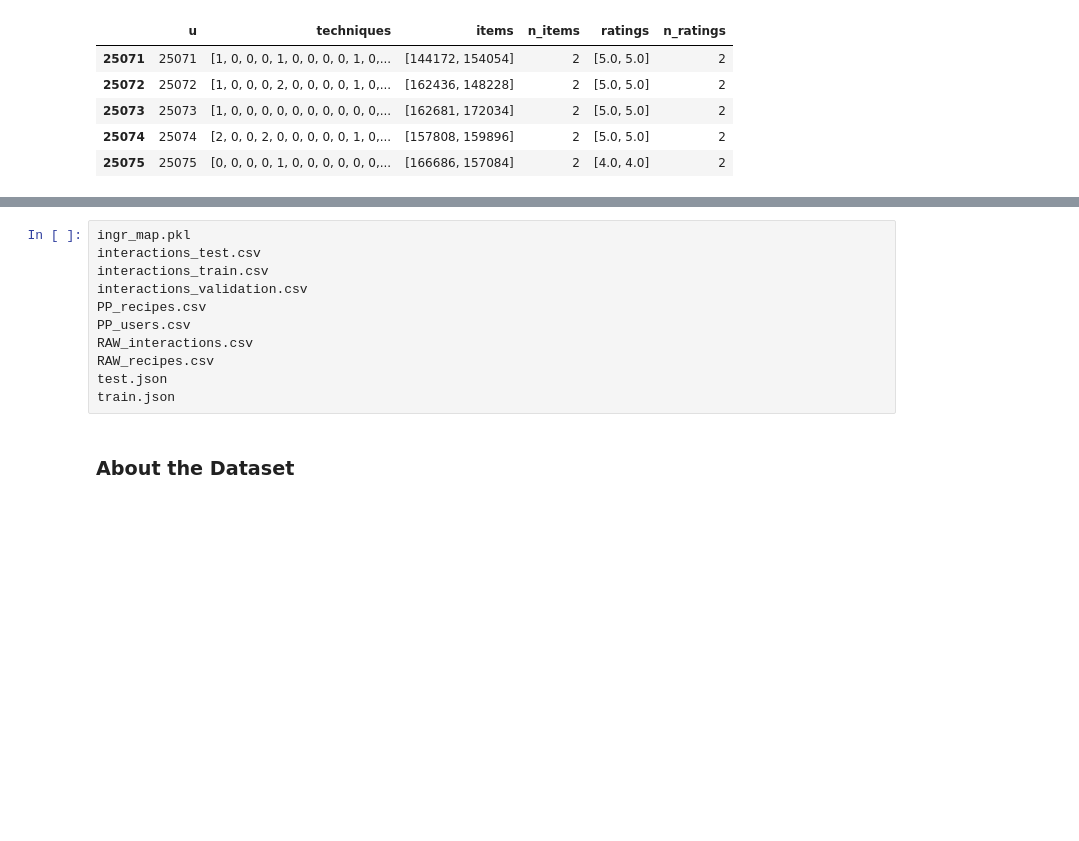
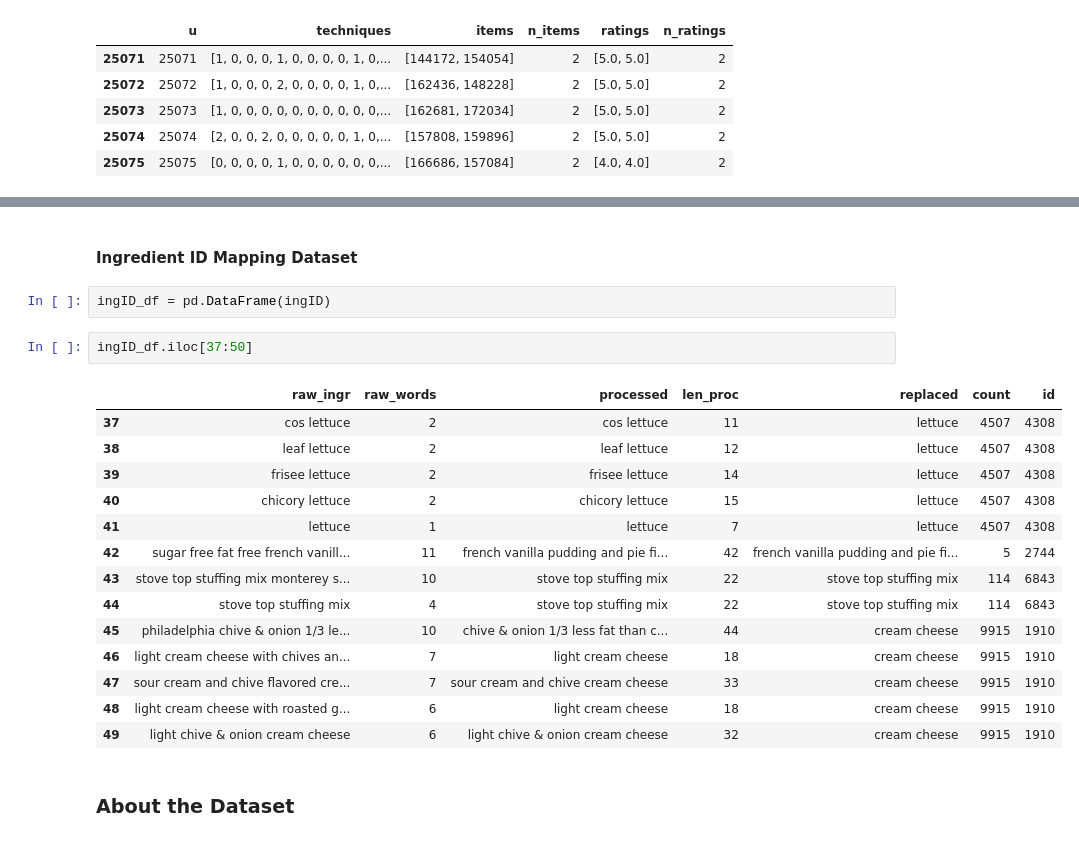
Before and after one commit to mike-flanagan/recipe-book, a Jupyter notebook: Kaggle_Dataset_EDA.ipynb, the cells around one changed output, grey strips where cells are left out. Cells and saved outputs as stored; diff of their text form; blank space fills up the shorter version.

Commit message:
add dataset initial EDA interpretations

```diff
--- a/Kaggle_Dataset_EDA.ipynb
+++ b/Kaggle_Dataset_EDA.ipynb
@@ -43,17 +189,27 @@ df.tail()
 | 178262 | 34200 | 65066 | [40480, 12187, 11434, 1738, 2627,... | [[6167, 20930, 510], [1353], [150... | [40480, 40482, 500, 246, 1719, 50... | [1, 0, 0, 0, 0, 0, 0, 0, 0, 1, 0,... | 2 | ... |
 | 178263 | 30618 | 77358 | [40480, 870, 488, 1325, 519, 2220... | [[12395, 38308, 40118], [3137, 15... | [40480, 40482, 562, 481, 10734, 2... | [0, 0, 0, 0, 1, 0, 0, 0, 0, 1, 0,... | 0 | ... |
 | 178264 | 263840 | 137160 | [40480, 30565, 12316, 1024, 40481] | [[3151, 12486], [2507, 6444], [30... | [40480, 40482, 729, 2525, 10906, ... | [1, 0, 0, 1, 0, 0, 0, 0, 0, 0, 0,... | 0 | ... |
-# %%
-ingr_map.pkl
-interactions_test.csv
-interactions_train.csv
-interactions_validation.csv
-PP_recipes.csv
-PP_users.csv
-RAW_interactions.csv
-RAW_recipes.csv
-test.json
-train.json
+# %% [markdown]
+#### Ingredient ID Mapping Dataset
+# %%
+ingID_df = pd.DataFrame(ingID)
+# %%
+ingID_df.iloc[37:50]
+# %% [output]
+|  | raw_ingr | raw_words | processed | len_proc | replaced | count | id |
+| 37 | cos lettuce | 2 | cos lettuce | 11 | lettuce | 4507 | 4308 |
+| 38 | leaf lettuce | 2 | leaf lettuce | 12 | lettuce | 4507 | 4308 |
+| 39 | frisee lettuce | 2 | frisee lettuce | 14 | lettuce | 4507 | 4308 |
+| 40 | chicory lettuce | 2 | chicory lettuce | 15 | lettuce | 4507 | 4308 |
+| 41 | lettuce | 1 | lettuce | 7 | lettuce | 4507 | 4308 |
+| 42 | sugar free fat free french vanill... | 11 | french vanilla pudding and pie fi... | 42 | french vanilla pudding and pie fi... | 5 | 2744 |
+| 43 | stove top stuffing mix monterey s... | 10 | stove top stuffing mix | 22 | stove top stuffing mix | 114 | 6843 |
+| 44 | stove top stuffing mix | 4 | stove top stuffing mix | 22 | stove top stuffing mix | 114 | 6843 |
+| 45 | philadelphia chive & onion 1/3 le... | 10 | chive & onion 1/3 less fat than c... | 44 | cream cheese | 9915 | 1910 |
+| 46 | light cream cheese with chives an... | 7 | light cream cheese | 18 | cream cheese | 9915 | 1910 |
+| 47 | sour cream and chive flavored cre... | 7 | sour cream and chive cream cheese | 33 | cream cheese | 9915 | 1910 |
+| 48 | light cream cheese with roasted g... | 6 | light cream cheese | 18 | cream cheese | 9915 | 1910 |
+| 49 | light chive & onion cream cheese | 6 | light chive & onion cream cheese | 32 | cream cheese | 9915 | 1910 |
 # %% [markdown]
 ### About the Dataset
 # %% [markdown]
```
Also changed, not shown: parts of 33 cells of this notebook.
